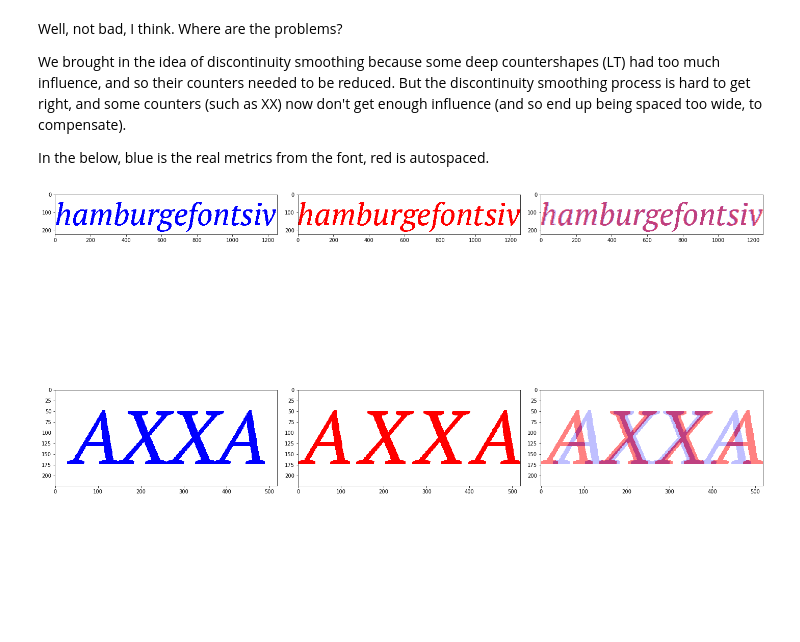
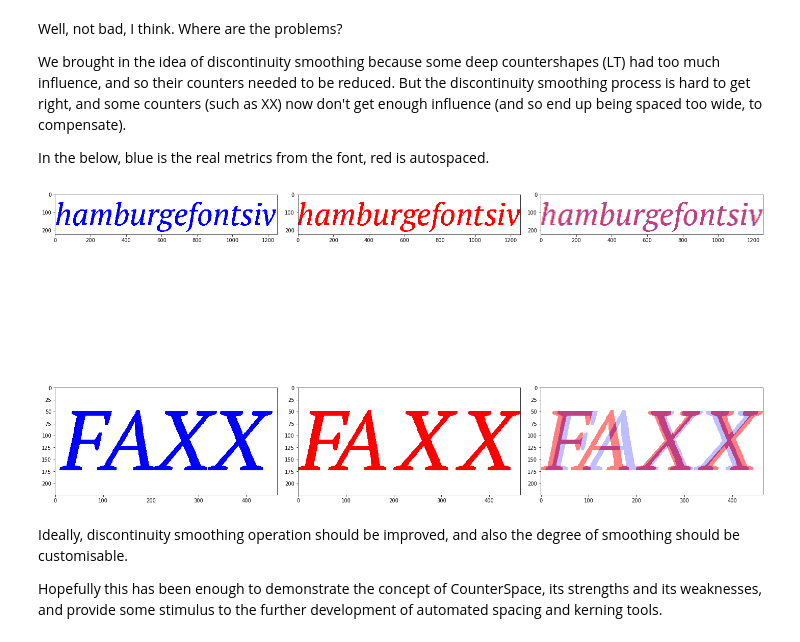
Before and after one commit to simoncozens/CounterSpace, a Jupyter notebook: Spacing_with_countershapes.ipynb, the cells around one changed output. Cells and saved outputs as stored; diff of their text form; code cells hidden in the pictures; blank space fills up the shorter version.

```diff
--- a/Spacing_with_countershapes.ipynb
+++ b/Spacing_with_countershapes.ipynb
@@ -226,29 +226,29 @@ In the below, blue is the real metrics from the font, red is autospaced.
 # %%
 import numpy as np
 import math
 fig, ax = plt.subplots(2,3,figsize = (20,20))
 plt.subplots_adjust(left=0, bottom=0, right=1, top=1, wspace=0, hspace=0)
 from matplotlib import colors
 import numpy as np
 cmap1 = colors.ListedColormap(['white', 'red'])
 cmap2 = colors.ListedColormap(['white', 'blue'])
 def comparison(s,ax):
     real = c.font.set_string(s)
     autospaced = space_string(s)
     diff1 = max(autospaced.shape[1]-real.shape[1],0)/2
     real = real.with_padding(math.floor(diff1),math.ceil(diff1)) > 0
     autospaced._glyph = None
     diff2 = max(real.shape[1]-autospaced.shape[1],0)/2
     autospaced = autospaced.with_padding(math.floor(diff2),math.ceil(diff2)) > 0
 #     return real
     ax[0].imshow(real,cmap=cmap2)
     ax[1].imshow(autospaced,cmap=cmap1)
     ax[2].imshow(real,alpha=0.5,cmap=cmap2)
     ax[2].imshow(autospaced,alpha=0.5,cmap=cmap1)
 
 
 comparison("hamburgefontsiv",ax[0])
-comparison("FAXXAF",ax[1])
+comparison("FAXX",ax[1])
 plt.tight_layout()
 # %% [output]
-[figure, old version]
+[figure, new version]
@@ -256,0 +255,4 @@ Ideally,
+# %% [markdown]
+Ideally, discontinuity smoothing operation should be improved, and also the degree of smoothing should be customisable.
+
+Hopefully this has been enough to demonstrate the concept of CounterSpace, its strengths and its weaknesses, and provide some stimulus to the further development of automated spacing and kerning tools.
```
Also changed, not shown: parts of 1 cell of this notebook.
